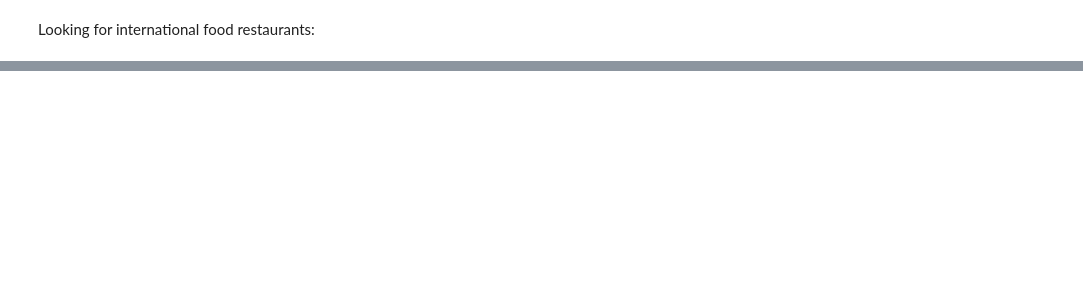
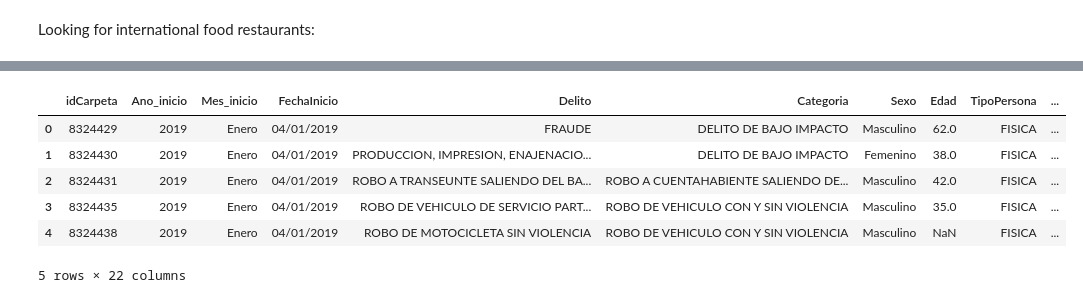
Before and after one commit to lizyazpin/Coursera_Capstone, a Jupyter notebook: Data_source.ipynb, the cells around one changed output, grey strips where cells are left out. Saved outputs shown, nothing was run; the diff lists cells and outputs as text; code cells hidden in the pictures; blank space fills up the shorter version.

```diff
--- a/Data_source.ipynb
+++ b/Data_source.ipynb
@@ -250,0 +271,11 @@ venues_map
+# %%
+df3 = pd.read_csv("data/victimas_completa_febrero_2021.csv")
+df3.head()
+# %% [output]
+|  | idCarpeta | Ano_inicio | Mes_inicio | FechaInicio | Delito | Categoria | Sexo | Edad | TipoPersona | ... |
+| 0 | 8324429 | 2019 | Enero | 04/01/2019 | FRAUDE | DELITO DE BAJO IMPACTO | Masculino | 62.0 | FISICA | ... |
+| 1 | 8324430 | 2019 | Enero | 04/01/2019 | PRODUCCION, IMPRESION, ENAJENACIO... | DELITO DE BAJO IMPACTO | Femenino | 38.0 | FISICA | ... |
+| 2 | 8324431 | 2019 | Enero | 04/01/2019 | ROBO A TRANSEUNTE SALIENDO DEL BA... | ROBO A CUENTAHABIENTE SALIENDO DE... | Masculino | 42.0 | FISICA | ... |
+| 3 | 8324435 | 2019 | Enero | 04/01/2019 | ROBO DE VEHICULO DE SERVICIO PART... | ROBO DE VEHICULO CON Y SIN VIOLENCIA | Masculino | 35.0 | FISICA | ... |
+| 4 | 8324438 | 2019 | Enero | 04/01/2019 | ROBO DE MOTOCICLETA SIN VIOLENCIA | ROBO DE VEHICULO CON Y SIN VIOLENCIA | Masculino | NaN | FISICA | ... |
+5 rows × 22 columns
```
Also changed, not shown: parts of 41 cells of this notebook.
